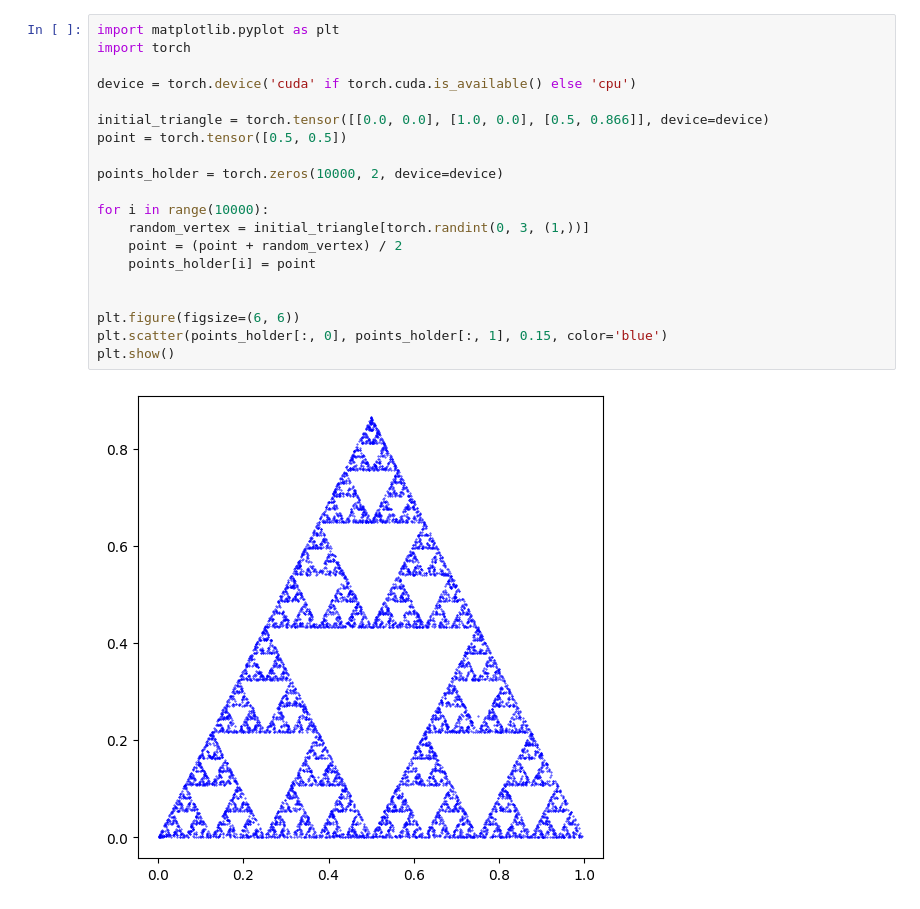
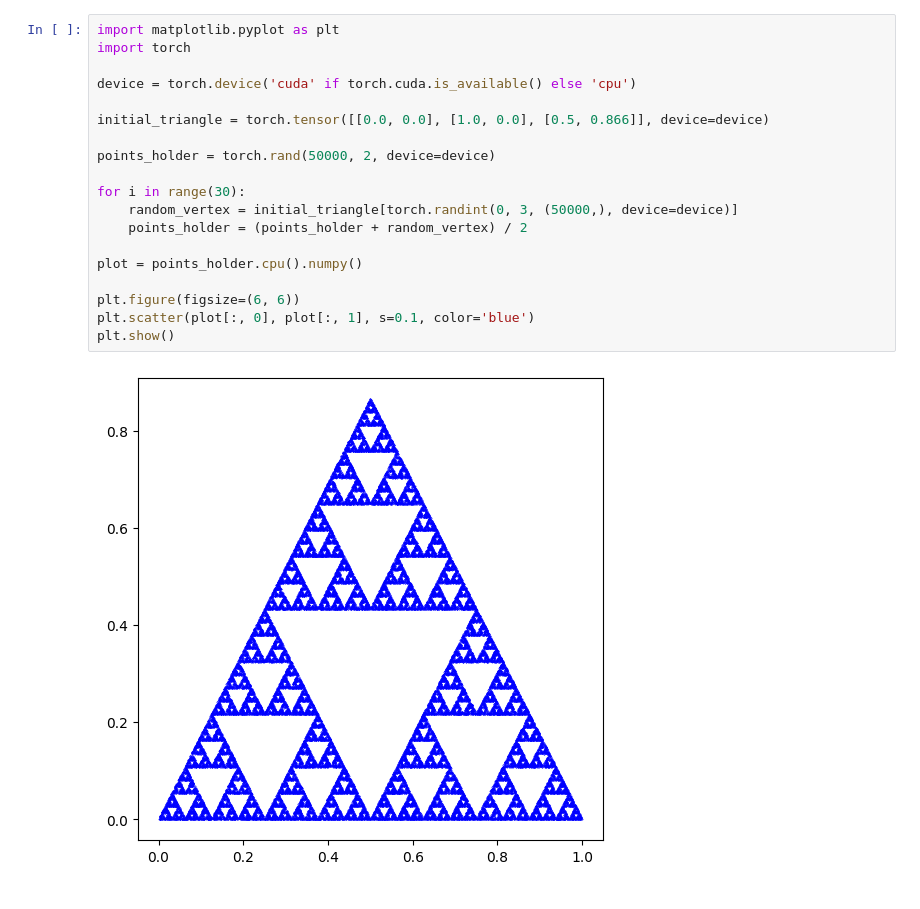
Before and after one commit to MiniSoda17/comp3710-fractal, a Jupyter notebook: fractal.ipynb, the cells around one changed output. Cells and saved outputs as stored; diff of their text form.

```diff
--- a/fractal.ipynb
+++ b/fractal.ipynb
@@ -1,22 +1,21 @@
 # %%
 import matplotlib.pyplot as plt
 import torch
 
 device = torch.device('cuda' if torch.cuda.is_available() else 'cpu')
 
 initial_triangle = torch.tensor([[0.0, 0.0], [1.0, 0.0], [0.5, 0.866]], device=device)
-point = torch.tensor([0.5, 0.5])
 
-points_holder = torch.zeros(10000, 2, device=device)
+points_holder = torch.rand(50000, 2, device=device)
 
-for i in range(10000):
-    random_vertex = initial_triangle[torch.randint(0, 3, (1,))]
-    point = (point + random_vertex) / 2
-    points_holder[i] = point
+for i in range(30):
+    random_vertex = initial_triangle[torch.randint(0, 3, (50000,), device=device)]
+    points_holder = (points_holder + random_vertex) / 2
 
+plot = points_holder.cpu().numpy()
 
 plt.figure(figsize=(6, 6))
-plt.scatter(points_holder[:, 0], points_holder[:, 1], 0.15, color='blue')
+plt.scatter(plot[:, 0], plot[:, 1], s=0.1, color='blue')
 plt.show()
 # %% [output]
-[figure, old version]
+[figure, new version]
```
